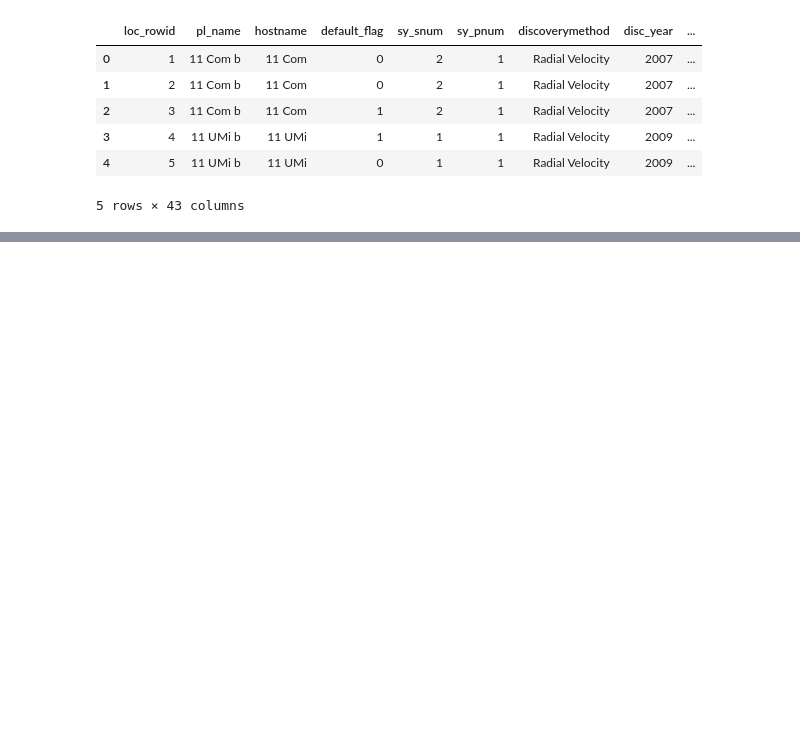
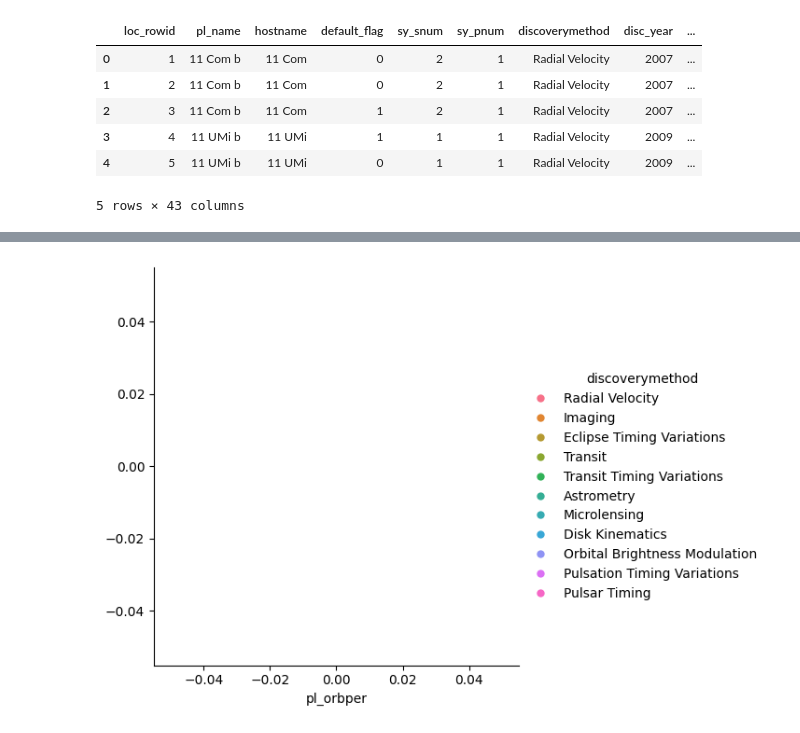
Before and after one commit to ClementGOUJON-dot/pe-hackathon, a Jupyter notebook: Clément.ipynb, the cells around one changed output, grey strips where cells are left out. Cells and saved outputs as stored; diff of their text form; code cells hidden in the pictures; blank space fills up the shorter version.

```diff
--- a/Clément.ipynb
+++ b/Clément.ipynb
@@ -28,0 +26,4 @@ sns.relplot(data=df, x='pl_rade', y='sy_dist', col='discoverymethod');
+# %%
+sns.relplot(data=df, x='pl_orbper', hue='discoverymethod');
+# %% [output]
+[figure, added]
```
Also changed, not shown: parts of 3 cells of this notebook.
